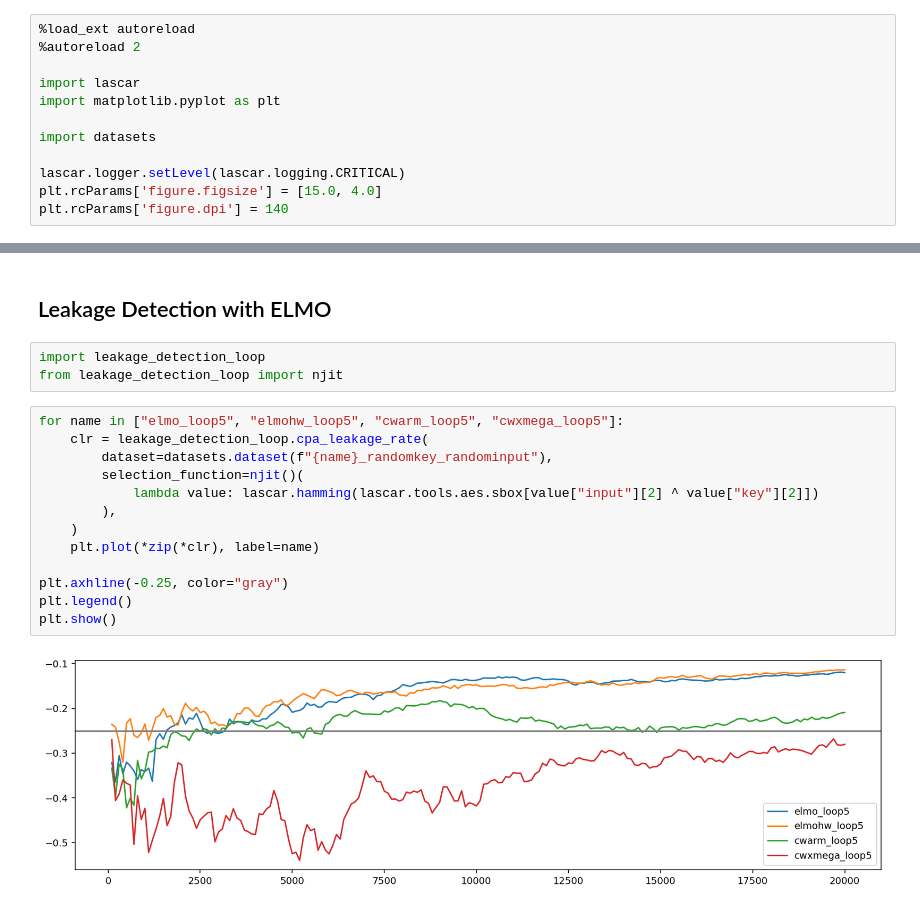
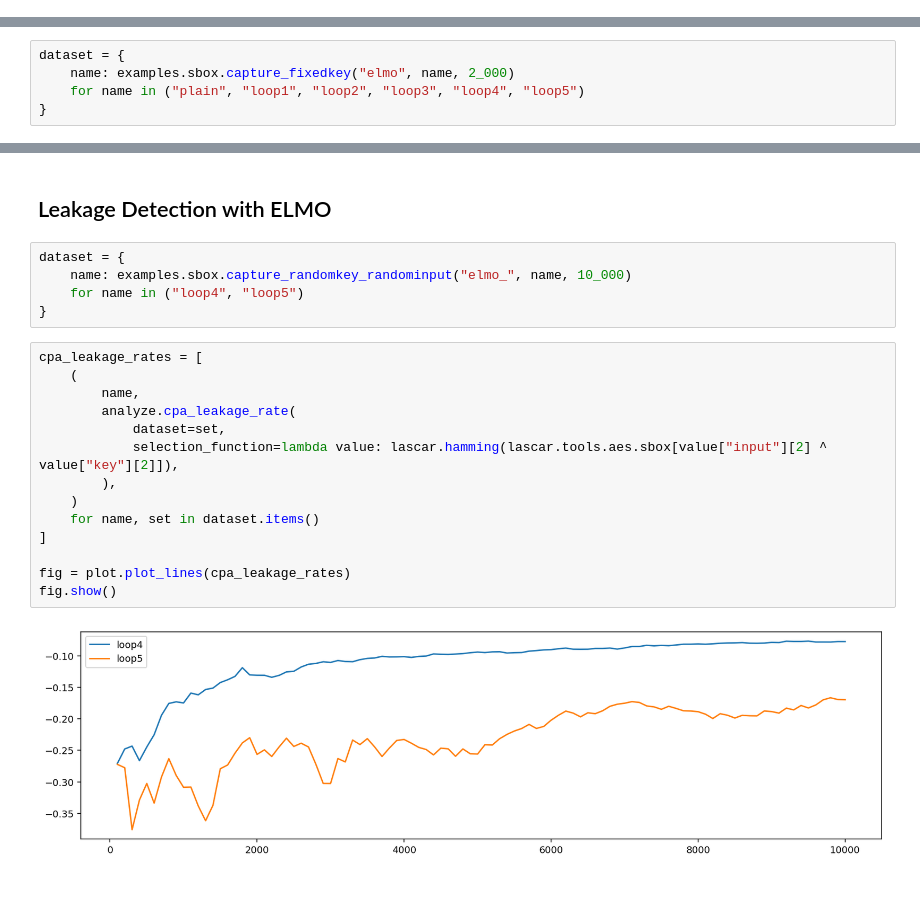
Before and after one commit to hackenbergstefan/securec-sidechannel-study, a Jupyter notebook: analyze/5_elmo.ipynb, the cells around one changed output, grey strips where cells are left out. Drawn from its saved outputs; the diff is of its cells as text.

Commit message:
Rework entire capture process. Don't forget to document ;-)

```diff
--- a/analyze/5_elmo.ipynb
+++ b/analyze/5_elmo.ipynb
@@ -84,15 +84,3 @@ TODO: More information needed.
 ## Example
 
 How does a elmo generated trace look like?
-# %%
-%load_ext autoreload
-%autoreload 2
-
-import lascar
-import matplotlib.pyplot as plt
-
-import datasets
-
-lascar.logger.setLevel(lascar.logging.CRITICAL)
-plt.rcParams['figure.figsize'] = [15.0, 4.0]
-plt.rcParams['figure.dpi'] = 140
@@ -155 +149,6 @@ import key_recovery_loop
+# %%
+dataset = {
+    name: examples.sbox.capture_fixedkey("elmo", name, 2_000)
+    for name in ("plain", "loop1", "loop2", "loop3", "loop4", "loop5")
+}
 # %%
@@ -203,20 +171,23 @@ plt.show()
 # %% [markdown]
 ## Leakage Detection with ELMO
-# %%
-import leakage_detection_loop
-from leakage_detection_loop import njit
+# %%
+dataset = {
+    name: examples.sbox.capture_randomkey_randominput("elmo_", name, 10_000)
+    for name in ("loop4", "loop5")
+}
 # %%
-for name in ["elmo_loop5", "elmohw_loop5", "cwarm_loop5", "cwxmega_loop5"]:
-    clr = leakage_detection_loop.cpa_leakage_rate(
-        dataset=datasets.dataset(f"{name}_randomkey_randominput"),
-        selection_function=njit()(
-            lambda value: lascar.hamming(lascar.tools.aes.sbox[value["input"][2] ^ value["key"][2]])
+cpa_leakage_rates = [
+    (
+        name,
+        analyze.cpa_leakage_rate(
+            dataset=set,
+            selection_function=lambda value: lascar.hamming(lascar.tools.aes.sbox[value["input"][2] ^ value["key"][2]]),
         ),
     )
-    plt.plot(*zip(*clr), label=name)
+    for name, set in dataset.items()
+]
 
-plt.axhline(-0.25, color="gray")
-plt.legend()
-plt.show()
+fig = plot.plot_lines(cpa_leakage_rates)
+fig.show()
 # %% [output]
-[figure, old version]
+[figure, new version]
```
Also changed, not shown: parts of 11 cells of this notebook, 20 other files.
